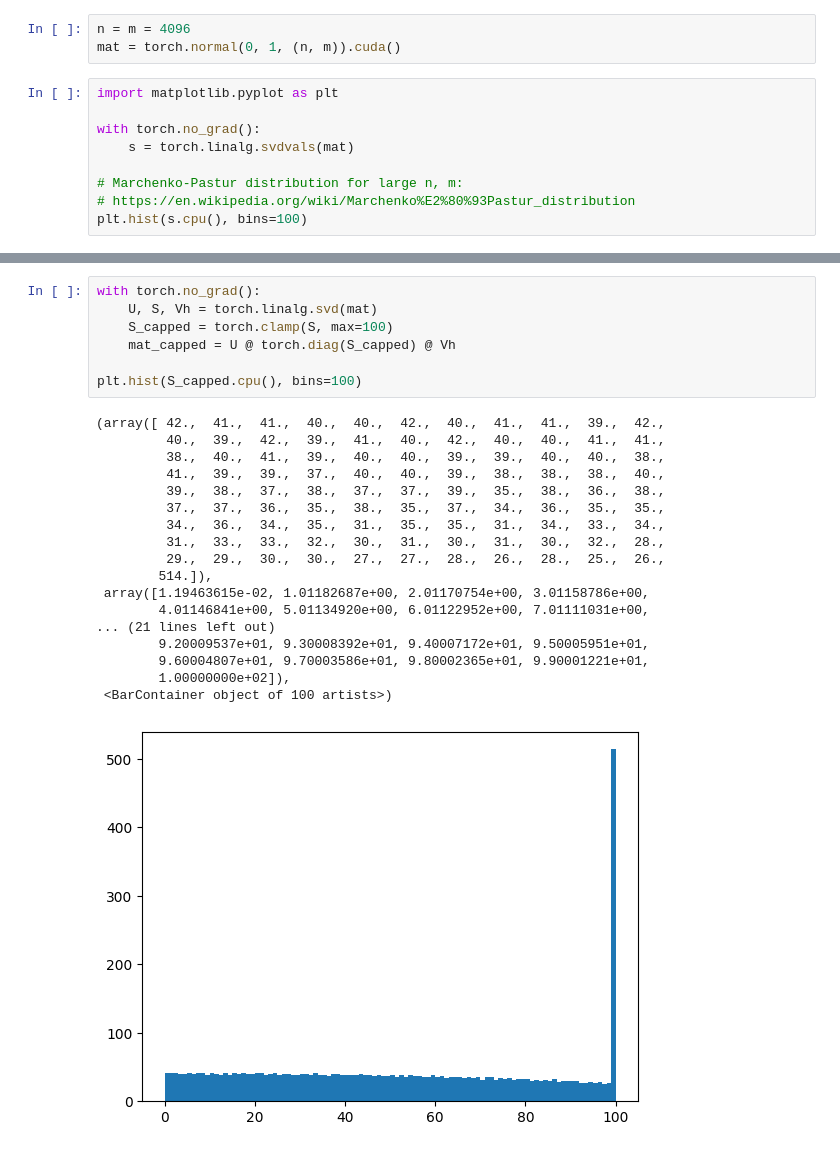
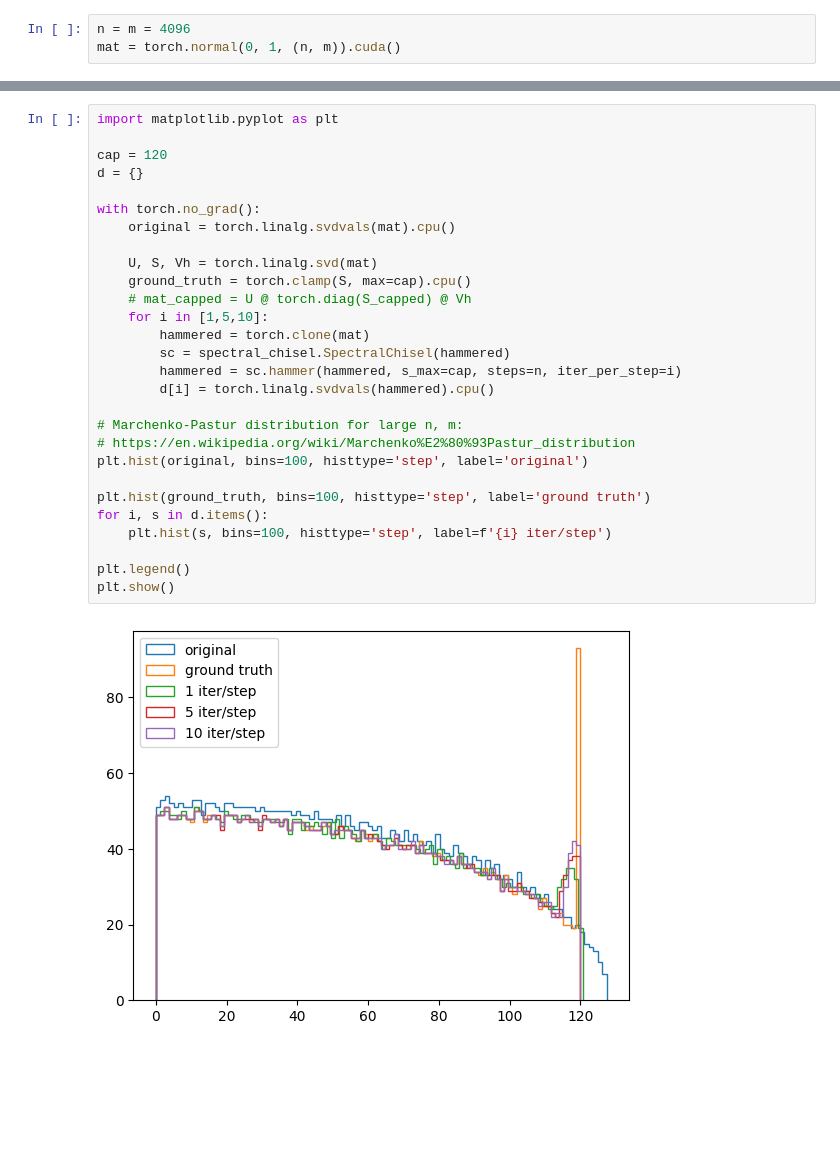
Before and after one commit to EIFY/spectral-chisel, a Jupyter notebook: test.ipynb, the cells around one changed output, grey strips where cells are left out. Drawn from its saved outputs; the diff is of its cells as text; blank space fills up the shorter version.

```diff
--- a/test.ipynb
+++ b/test.ipynb
@@ -4,12 +4,3 @@ import spectral_chisel
 # %%
 n = m = 4096
 mat = torch.normal(0, 1, (n, m)).cuda()
-# %%
-import matplotlib.pyplot as plt
-
-with torch.no_grad():
-    s = torch.linalg.svdvals(mat)
-
-# Marchenko-Pastur distribution for large n, m:
-# https://en.wikipedia.org/wiki/Marchenko%E2%80%93Pastur_distribution
-plt.hist(s.cpu(), bins=100)
@@ -35,26 +7,30 @@ plt.hist(s.cpu(), bins=100)
-# %%
-with torch.no_grad():
-    U, S, Vh = torch.linalg.svd(mat)
-    S_capped = torch.clamp(S, max=100)
-    mat_capped = U @ torch.diag(S_capped) @ Vh
-
-plt.hist(S_capped.cpu(), bins=100)
-# %% [output]
-(array([ 42.,  41.,  41.,  40.,  40.,  42.,  40.,  41.,  41.,  39.,  42.,
-         40.,  39.,  42.,  39.,  41.,  40.,  42.,  40.,  40.,  41.,  41.,
-         38.,  40.,  41.,  39.,  40.,  40.,  39.,  39.,  40.,  40.,  38.,
-         41.,  39.,  39.,  37.,  40.,  40.,  39.,  38.,  38.,  38.,  40.,
-         39.,  38.,  37.,  38.,  37.,  37.,  39.,  35.,  38.,  36.,  38.,
-         37.,  37.,  36.,  35.,  38.,  35.,  37.,  34.,  36.,  35.,  35.,
-         34.,  36.,  34.,  35.,  31.,  35.,  35.,  31.,  34.,  33.,  34.,
-         31.,  33.,  33.,  32.,  30.,  31.,  30.,  31.,  30.,  32.,  28.,
-         29.,  29.,  30.,  30.,  27.,  27.,  28.,  26.,  28.,  25.,  26.,
-        514.]),
- array([1.19463615e-02, 1.01182687e+00, 2.01170754e+00, 3.01158786e+00,
-        4.01146841e+00, 5.01134920e+00, 6.01122952e+00, 7.01111031e+00,
-... (21 lines left out)
-        9.20009537e+01, 9.30008392e+01, 9.40007172e+01, 9.50005951e+01,
-        9.60004807e+01, 9.70003586e+01, 9.80002365e+01, 9.90001221e+01,
-        1.00000000e+02]),
- <BarContainer object of 100 artists>)
-[figure, removed]
+# %%
+import matplotlib.pyplot as plt
+
+cap = 120
+d = {}
+
+with torch.no_grad():
+    original = torch.linalg.svdvals(mat).cpu()
+
+    U, S, Vh = torch.linalg.svd(mat)
+    ground_truth = torch.clamp(S, max=cap).cpu()
+    # mat_capped = U @ torch.diag(S_capped) @ Vh
+    for i in [1,5,10]:
+        hammered = torch.clone(mat)
+        sc = spectral_chisel.SpectralChisel(hammered)
+        hammered = sc.hammer(hammered, s_max=cap, steps=n, iter_per_step=i)
+        d[i] = torch.linalg.svdvals(hammered).cpu()
+
+# Marchenko-Pastur distribution for large n, m:
+# https://en.wikipedia.org/wiki/Marchenko%E2%80%93Pastur_distribution
+plt.hist(original, bins=100, histtype='step', label='original')
+
+plt.hist(ground_truth, bins=100, histtype='step', label='ground truth')
+for i, s in d.items():
+    plt.hist(s, bins=100, histtype='step', label=f'{i} iter/step')
+
+plt.legend()
+plt.show()
+# %% [output]
+[figure, added]
```
Also changed, not shown: parts of 10 cells of this notebook, 1 other file.
